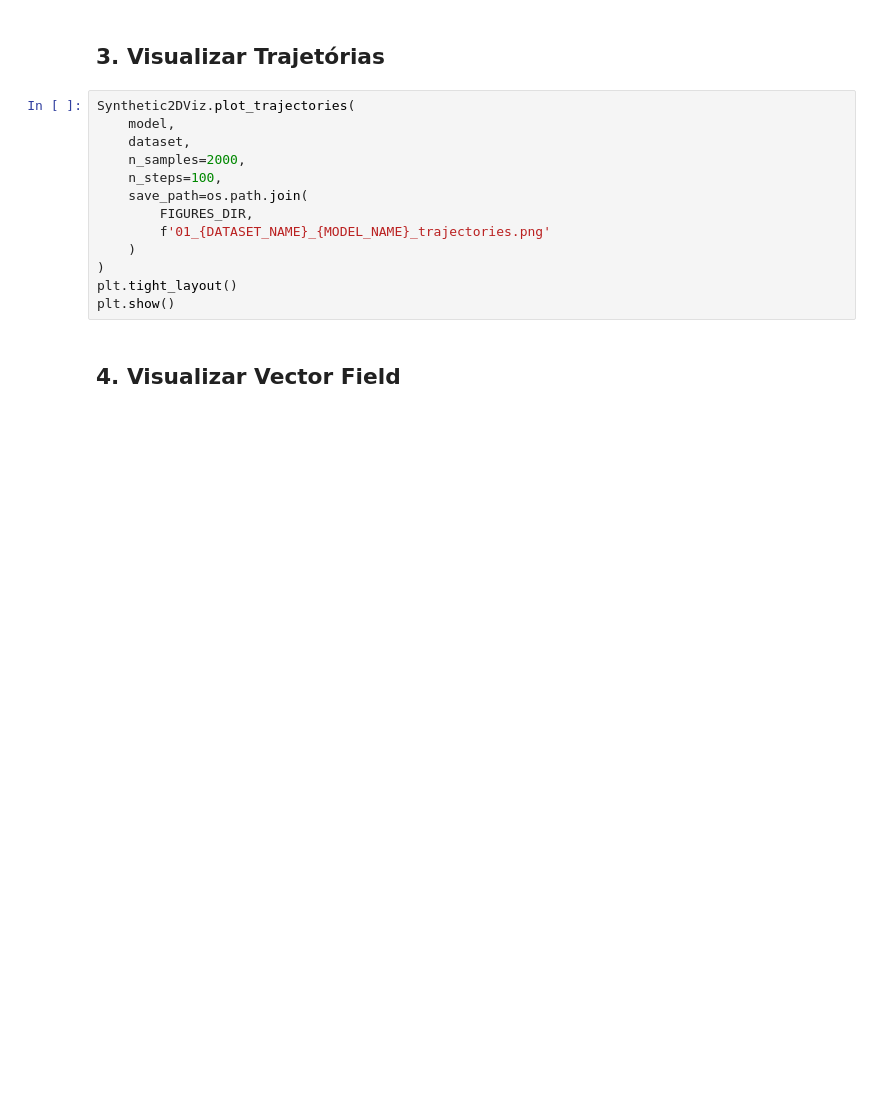
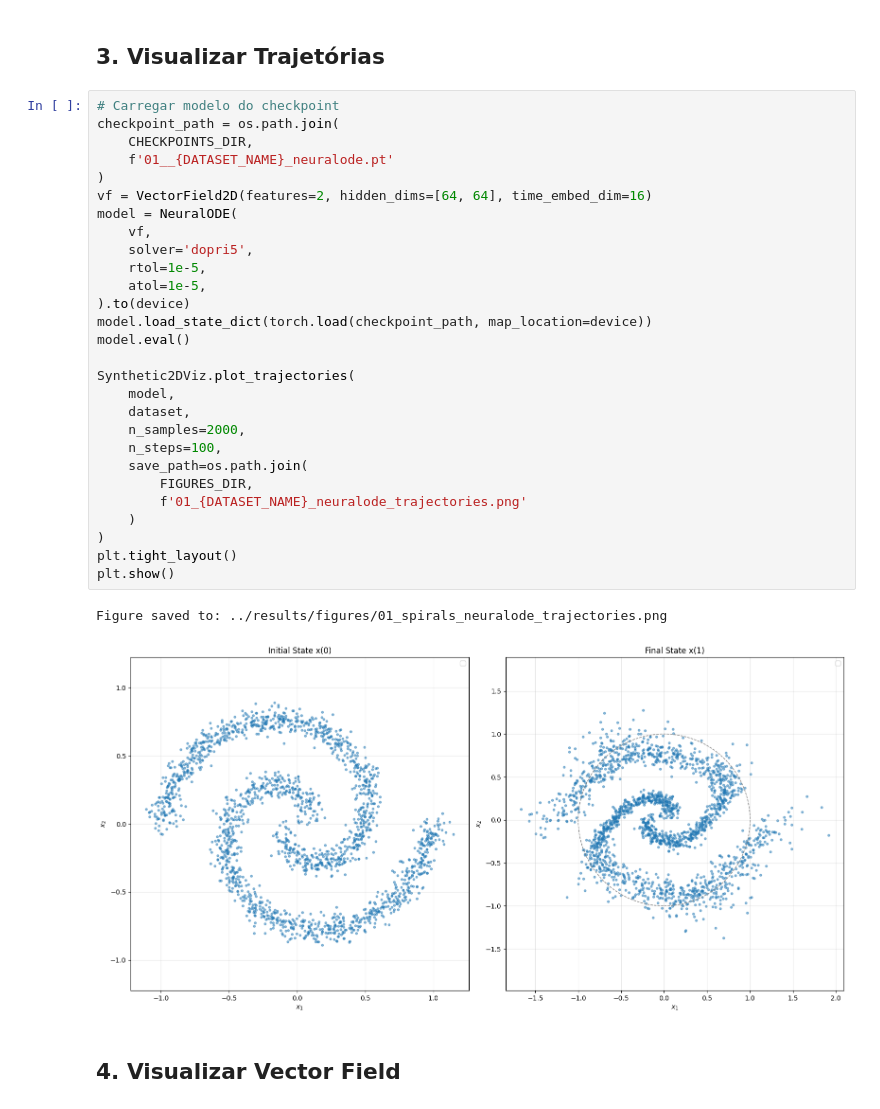
Before and after one commit to lucascbarbosa/flow, a Jupyter notebook: notebooks/01_neural_ode_2d.ipynb, the cells around one changed output. Cells and saved outputs as stored; diff of their text form; blank space fills up the shorter version.

```diff
--- a/notebooks/01_neural_ode_2d.ipynb
+++ b/notebooks/01_neural_ode_2d.ipynb
@@ -86,18 +105,36 @@ print(f"Checkpoint saved to: {checkpoint_path}")
 # %% [markdown]
 ## 3. Visualizar Trajetórias
-# %%
-Synthetic2DViz.plot_trajectories(
-    model,
-    dataset,
-    n_samples=2000,
-    n_steps=100,
-    save_path=os.path.join(
-        FIGURES_DIR,
-        f'01_{DATASET_NAME}_{MODEL_NAME}_trajectories.png'
-    )
-)
-plt.tight_layout()
-plt.show()
+# %%
+# Carregar modelo do checkpoint
+checkpoint_path = os.path.join(
+    CHECKPOINTS_DIR,
+    f'01__{DATASET_NAME}_neuralode.pt'
+)
+vf = VectorField2D(features=2, hidden_dims=[64, 64], time_embed_dim=16)
+model = NeuralODE(
+    vf,
+    solver='dopri5',
+    rtol=1e-5,
+    atol=1e-5,
+).to(device)
+model.load_state_dict(torch.load(checkpoint_path, map_location=device))
+model.eval()
+
+Synthetic2DViz.plot_trajectories(
+    model,
+    dataset,
+    n_samples=2000,
+    n_steps=100,
+    save_path=os.path.join(
+        FIGURES_DIR,
+        f'01_{DATASET_NAME}_neuralode_trajectories.png'
+    )
+)
+plt.tight_layout()
+plt.show()
+# %% [output]
+Figure saved to: ../results/figures/01_spirals_neuralode_trajectories.png
+[figure, added]
 # %% [markdown]
 ## 4. Visualizar Vector Field
 # %%
```
Also changed, not shown: parts of 10 cells of this notebook, 7 other files.
